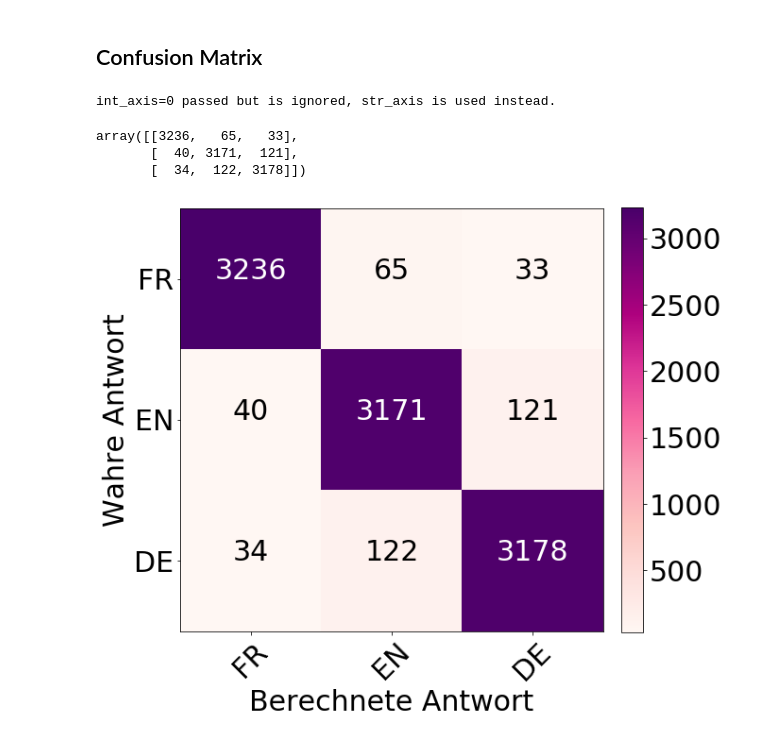
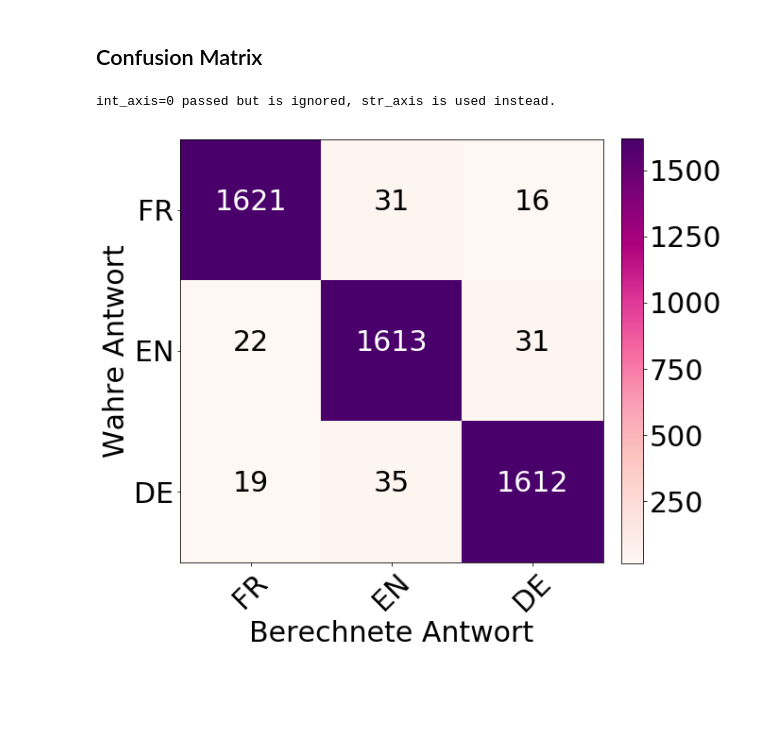
Before and after one commit to jotron/deepLID, a Jupyter notebook: models/Evaluation.ipynb, the cells around one changed output. Cells and saved outputs as stored; diff of their text form; code cells hidden in the pictures; blank space fills up the shorter version.

```diff
--- a/models/Evaluation.ipynb
+++ b/models/Evaluation.ipynb
@@ -133,23 +146,6 @@ model_ens.h5:
     mean_absolute_error: 0.14450028910745982
 # %% [markdown]
 ## Confusion Matrix
-# %%
-# Make Predictions and reformat
-best_model = load_model(models[0], custom_objects={'Melspectrogram':kapre.time_frequency.Melspectrogram,
-                                                  'Normalization2D': kapre.utils.Normalization2D})
-preds = best_model.predict(x=data_voxyou)
-preds = np.argmax(preds, axis=1) # [[0, 1, 0], [1, 0, 0]] -> [1, 0]
-labels = np.argmax(labels_voxyou, axis=1)
-# %% [output]
-int_axis=0 passed but is ignored, str_axis is used instead.
-# %%
-# calculate matrix
-c = confusion_matrix(labels, preds)
-c
-# %% [output]
-array([[3236,   65,   33],
-       [  40, 3171,  121],
-       [  34,  122, 3178]])
 # %%
 def plot_confusion_matrix(matrix,
                           normalize=False,
@@ -158,22 +154,33 @@ def plot_confusion_matrix(matrix,
     """
     This function prints and plots the confusion matrix.
     Normalization can be applied by setting `normalize=True`.
+    Source: https://scikit-learn.org/stable/auto_examples/model_selection/plot_confusion_matrix.html#sphx-glr-auto-examples-model-selection-plot-confusion-matrix-py
     """
+    # Optionally Normalize
     if normalize:
         matrix = matrix.astype('float') / matrix.sum()
 
+    # Set size of figure and font
     plt.rcParams.update({'font.size': 30})
     plt.figure(figsize=(10, 10))
 
+    # Show Matrix Background
     plt.imshow(matrix, interpolation='nearest', cmap=cmap)
+
+    # Print Title
     if title:
         plt.title(title)
+
+    # Write Ticks
     tick_marks = np.arange(3)
     classes= ['FR', 'EN', 'DE']
     plt.xticks(tick_marks, classes, rotation=45)
     plt.yticks(tick_marks, classes)
+
+    # Show colorbar on the right
     plt.colorbar(fraction=0.046, pad=0.04)
 
+    # Print Number of samples inside matrix squares
     fmt = '.2f' if normalize else 'd'
     thresh = matrix.max() / 2.
     for i, j in itertools.product(range(matrix.shape[0]), range(matrix.shape[1])):
@@ -181,10 +188,30 @@ def plot_confusion_matrix(matrix,
                  horizontalalignment="center",
                  color="white" if matrix[i, j] > thresh else "black")
 
+    # Label Matrix
     plt.ylabel('Wahre Antwort')
     plt.xlabel('Berechnete Antwort')
+
+    # Special Layout
     plt.tight_layout()
+
+def make_confusion_matrix(model_path, x, y):
+    # Load Model
+    best_model = load_model(model_path, custom_objects={'Melspectrogram':kapre.time_frequency.Melspectrogram,
+                                                        'Normalization2D': kapre.utils.Normalization2D})
+    # Predict Data
+    preds = best_model.predict(x=x)
+
+    # Reformat preds and labels to match scipy confusion_matrix
+    preds = np.argmax(preds, axis=1) # [[0, 1, 0], [1, 0, 0]] -> [1, 0]
+    labels = np.argmax(y, axis=1)
+
+    # Return scipy confusion matrix
+    return confusion_matrix(labels, preds)
 # %%
-plot_confusion_matrix(c, normalize=False, title=False, cmap=plt.cm.RdPu)
+# Confusion Matrix with Voxforge Data
+c_vox = make_confusion_matrix(models[0], data_vox, labels_vox)
+plot_confusion_matrix(c_vox, normalize=False, title=False, cmap=plt.cm.RdPu)
 # %% [output]
+int_axis=0 passed but is ignored, str_axis is used instead.
-[figure, old version]
+[figure, new version]
```
Also changed, not shown: parts of 14 cells of this notebook, 19 other files.
